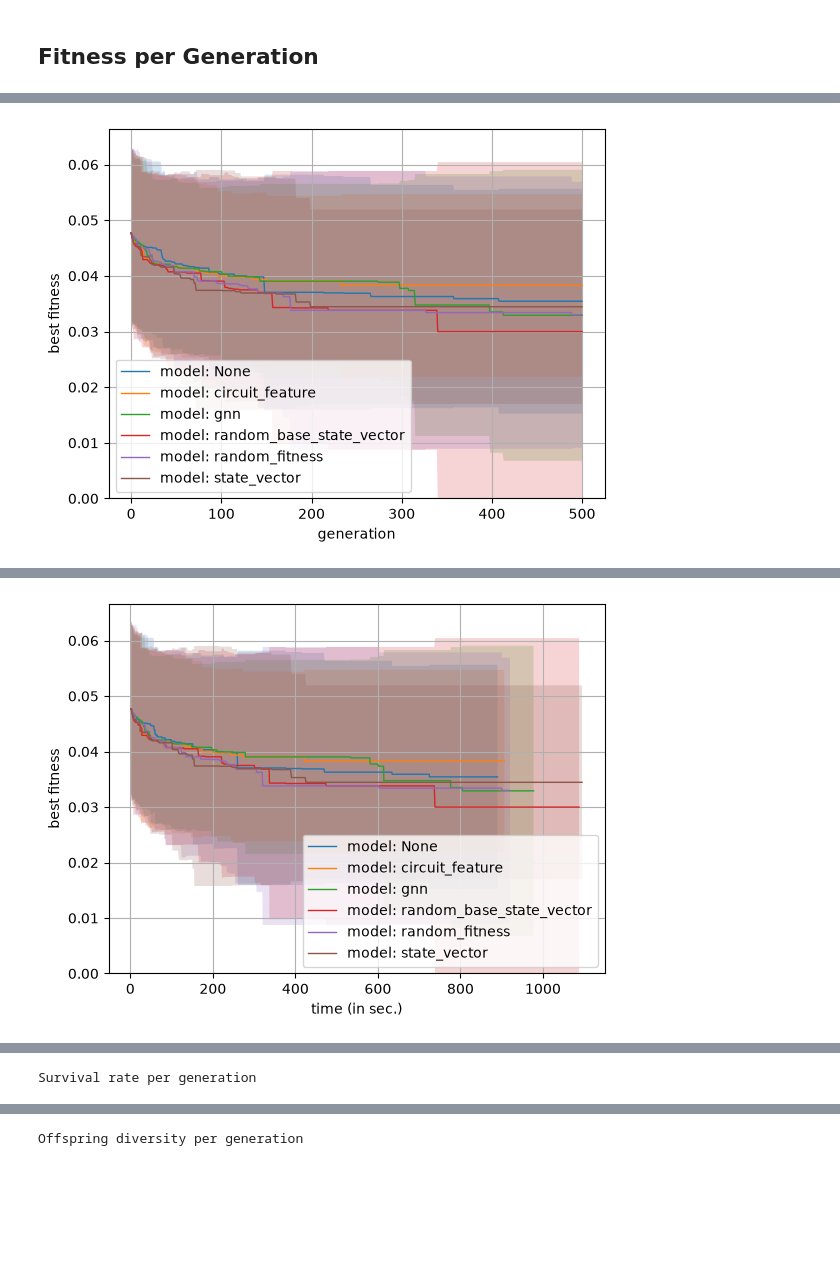
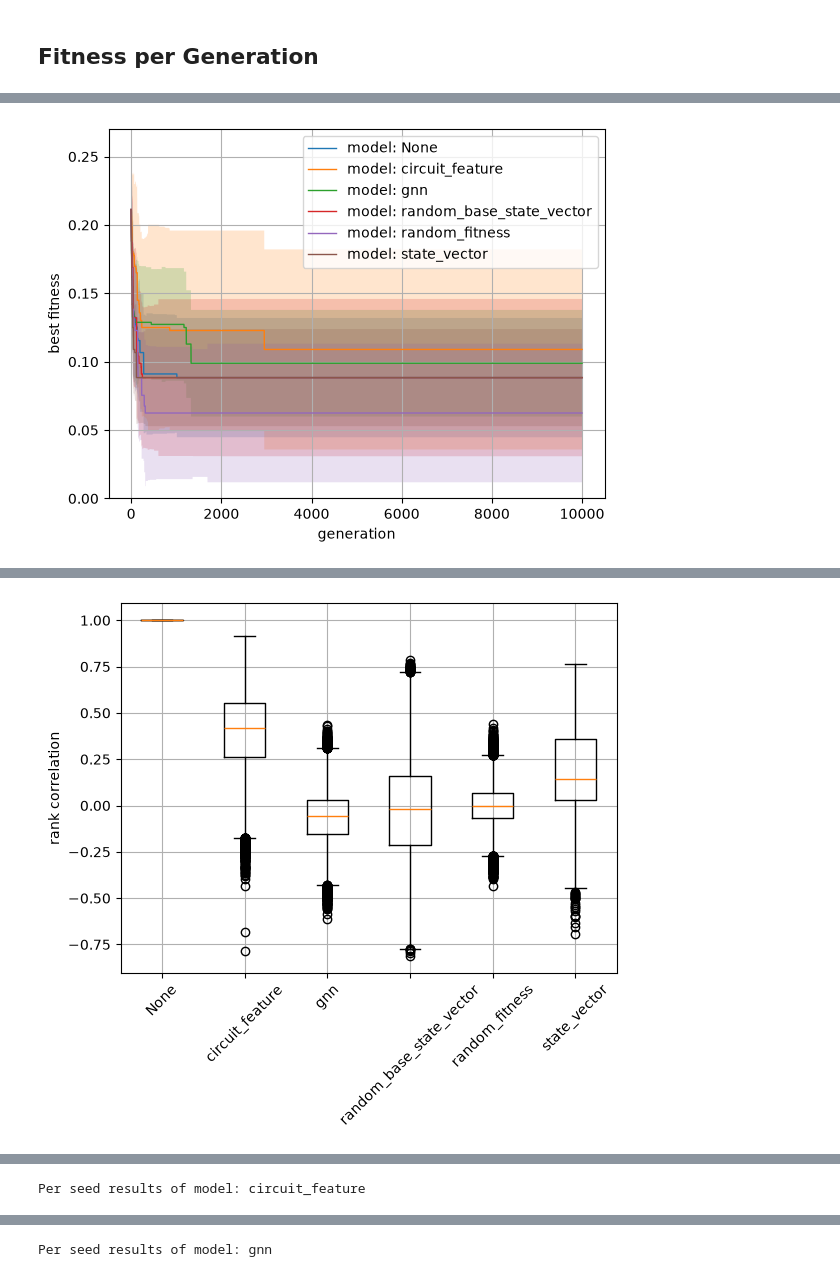
Before and after one commit to westoun/surrogate-assisted-qcs, a Jupyter notebook: evaluation/surrogate_assisted_qcs/analysis.ipynb, the cells around one changed output, grey strips where cells are left out. Saved outputs shown, nothing was run; the diff lists cells and outputs as text; code cells hidden in the pictures; blank space fills up the shorter version.

Commit message:
Run with server data

```diff
--- a/evaluation/surrogate_assisted_qcs/analysis.ipynb
+++ b/evaluation/surrogate_assisted_qcs/analysis.ipynb
@@ -671,10 +671,10 @@ def plot_rank_correlations(experiments: List[Experiment], labels: List[str], tar
         rank_correlations = rank_correlations.dropna()
         data.append(rank_correlations)
 
-    ax.boxplot(data, tick_labels=[str(experiment.model) for experiment in experiments])
-
+    ax.boxplot(data)
     ax.set_ylabel("rank correlation")
 
+    plt.xticks([i + 1 for i in range(len(experiments))], [str(experiment.model) for experiment in experiments], rotation=45)
     plt.grid()
 
     if target_path is not None:
@@ -812,6 +834,22 @@ def print_victories_over_baseline(experiments: List[Experiment], labels: List[st
         print(f"\t'{label}' outperformed on {victories}/{len(experiment.seeds)} seeds ({round(victories / len(experiment.seeds) * 100)}%), tied on {ties}/{len(experiment.seeds)} ({round(ties / len(experiment.seeds) * 100)}%)")
 
     print("")
+# %%
+def print_succesfull_runs(experiments: List[Experiment], labels: List[str], epsilon: float = 0.01) -> None:
+    print("Successful runs per experiment:")
+
+    for experiment, label in zip(experiments, labels):
+
+        successful_runs = 0
+
+        for seed, df in zip(experiment.seeds, experiment.data_per_seed):
+
+            if df.iloc[-1]["fitness_best"] < epsilon:
+                successful_runs += 1
+
+        print(f"\t'{label}' found a good approximation in {successful_runs}/{len(experiment.data_per_seed)} runs ({round(successful_runs / len(experiment.data_per_seed) * 100)}%)")
+
+    print("")
 # %% [markdown]
 ## Fitness per Generation
 # %%
@@ -840,8 +878,11 @@ for qubit_num in qubit_nums:
         labels = [
             f"model: {experiment.model}" for experiment in rel_experiments]
 
+        print()
+        printb("=" * 60)
         printb(
             f"Experiment results for synthesis setup with {qubit_num} qubits and {gate_count} gates.")
+        printb("=" * 60)
 
         print("Seed count per setup: ")
         print([(experiment.model, len(experiment.seeds))
@@ -851,44 +892,46 @@ for qubit_num in qubit_nums:
         plot_fitness_per_generation(rel_experiments, labels=labels,
                                     target_path=f"results/{qubit_num}q{gate_count}g_fitness_per_generation.png")
 
-        print("Fitness over time")
-        plot_fitness_per_timestamp(rel_experiments, labels=labels,
-                                   target_path=f"results/{qubit_num}q{gate_count}g_fitness_over_time.png")
+        # print("Fitness over time")
+        # plot_fitness_per_timestamp(rel_experiments, labels=labels,
+        #                            target_path=f"results/{qubit_num}q{gate_count}g_fitness_over_time.png")
 
         print_victories_over_baseline(
             rel_experiments, labels, baseline=rel_experiments[0])
+        print_succesfull_runs(rel_experiments, labels)
 
         print("Rank correlation per generation")
         plot_rank_correlations(rel_experiments, labels=labels,
                                target_path=f"results/{qubit_num}q{gate_count}g_rank_correlations.png")
 
-        print("Survival rate per generation")
-        plot_survival_rate_per_generation(
-            rel_experiments, labels=labels, target_path=f"results/{qubit_num}q{gate_count}g_survival_rate.png", plot_std=False)
+        # print("Survival rate per generation")
+        # plot_survival_rate_per_generation(
+        #     rel_experiments, labels=labels, target_path=f"results/{qubit_num}q{gate_count}g_survival_rate.png", plot_std=False)
 
-        print("Offspring diversity per generation")
-        plot_offspring_diversity_per_generation(
-            rel_experiments, labels=labels, target_path=f"results/{qubit_num}q{gate_count}g_offspring_diversity.png", plot_std=False
-        )
+        # print("Offspring diversity per generation")
+        # plot_offspring_diversity_per_generation(
+        #     rel_experiments, labels=labels, target_path=f"results/{qubit_num}q{gate_count}g_offspring_diversity.png", plot_std=False
+        # )
 
-        print("Population diversity per generation")
-        plot_population_diversity_per_generation(
-            rel_experiments, labels=labels, target_path=f"results/{qubit_num}q{gate_count}g_offspring_diversity.png", plot_std=False
-        )
+        # print("Population diversity per generation")
+        # plot_population_diversity_per_generation(
+        #     rel_experiments, labels=labels, target_path=f"results/{qubit_num}q{gate_count}g_offspring_diversity.png", plot_std=False
+        # )
 
         # print("Fitness mse per generation")
         # plot_fitness_mse_per_generation(rel_experiments, labels=labels)
 
-        print("Duration per generation")
-        plot_duration_per_generation(
-            rel_experiments, labels=labels, target_path=f"results/{qubit_num}q{gate_count}g_duration_per_generation.png"
-        )
-        print_time_distribution(rel_experiments, labels=labels)
+        # print("Duration per generation")
+        # plot_duration_per_generation(
+        #     rel_experiments, labels=labels, target_path=f"results/{qubit_num}q{gate_count}g_duration_per_generation.png"
+        # )
+        # plot_duration(rel_experiments, labels=labels, target_path=f"results/{qubit_num}q{gate_count}g_duration.png")
+        # print_time_distribution(rel_experiments, labels=labels)
 
-        print("Max memory per generation")
-        plot_max_memory_per_generation(
-            rel_experiments, labels=labels, target_path=f"results/{qubit_num}q{gate_count}g_max_memory_per_generation.png"
-        )
+        # print("Max memory per generation")
+        # plot_max_memory_per_generation(
+        #     rel_experiments, labels=labels, target_path=f"results/{qubit_num}q{gate_count}g_max_memory_per_generation.png"
+        # )
         # print_memory_distribution(rel_experiments, labels=labels)
 
         for experiment, label in zip(rel_experiments, labels):
@@ -902,2 +947,2 @@ Seed count per setup:
 Fitness per generation
-[figure, old version]
+[figure, new version]
@@ -905 +966 @@ Fitness over time
-[figure, old version]
+[figure, new version]
@@ -916 +969 @@ Rank correlation per generation
-Survival rate per generation
+Per seed results of model: circuit_feature
@@ -918 +971 @@ Survival rate per generation
-Offspring diversity per generation
+Per seed results of model: gnn
```
Also changed, not shown: parts of 12 cells of this notebook, 1 other file.
